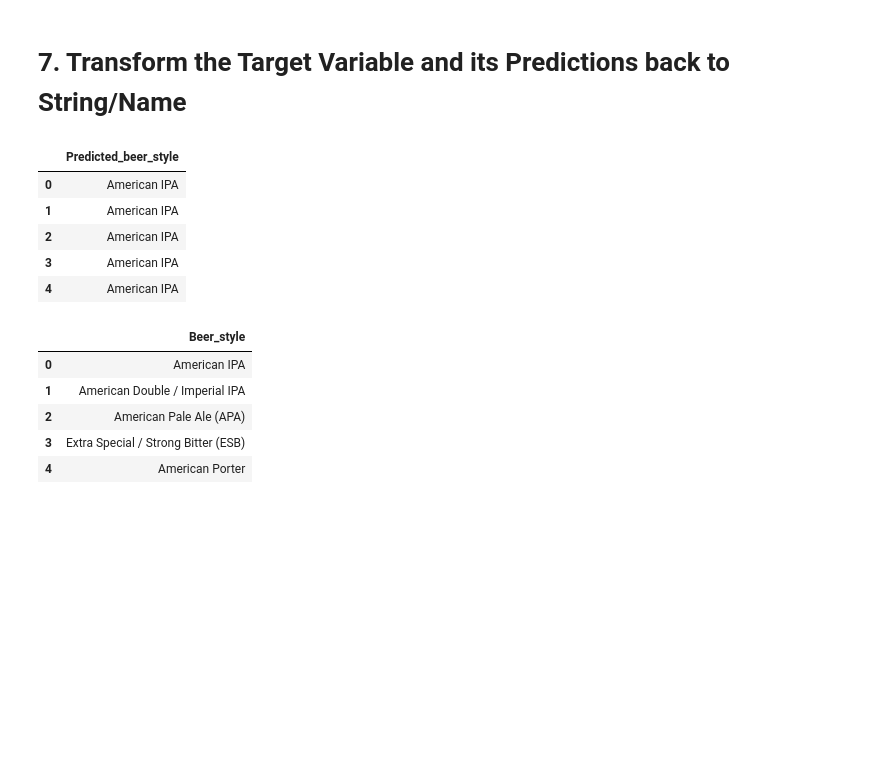
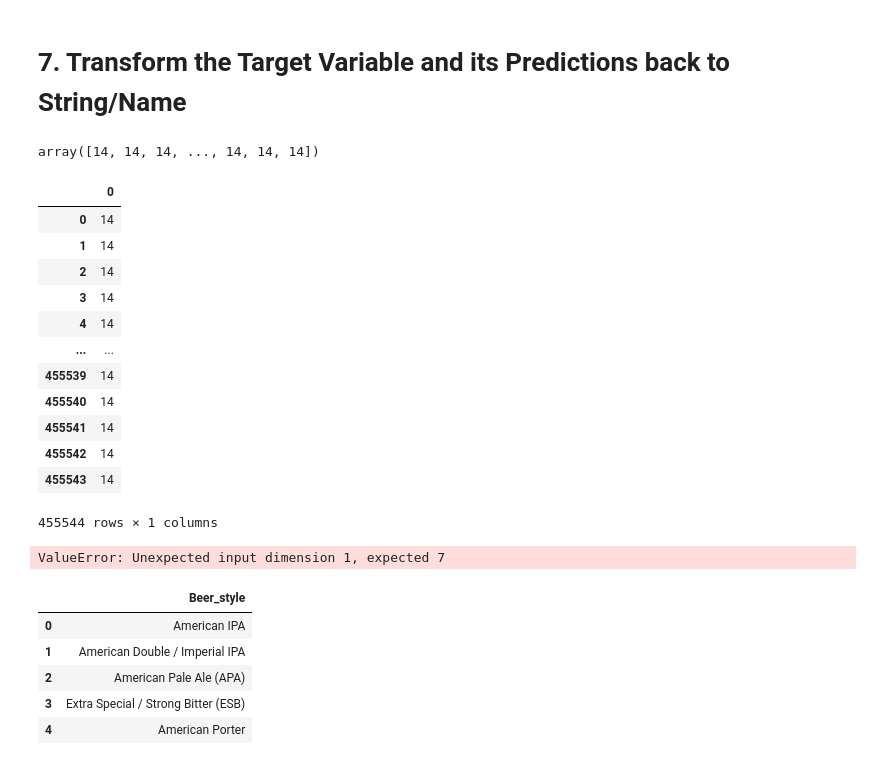
Before and after one commit to JKaur1992/adsi_AT2, a Jupyter notebook: notebooks/Kaur_Jasleen-13368028_AT2_LGR_Model_v2.ipynb, the cells around one changed output. Drawn from its saved outputs; the diff is of its cells as text; code cells hidden in the pictures; blank space fills up the shorter version.

Commit message:
new model

```diff
--- a/notebooks/Kaur_Jasleen-13368028_AT2_LGR_Model_v2.ipynb
+++ b/notebooks/Kaur_Jasleen-13368028_AT2_LGR_Model_v2.ipynb
@@ -525,20 +502,38 @@ print(f'The Multinomial Logistic regression ROC AUC score is {auc_score}')
 The Multinomial Logistic regression ROC AUC score is 0.8328437642963085
 # %% [markdown]
 # 7. Transform the Target Variable and its Predictions back to String/Name
+# %%
+# Make predictions on the test dataset
+test_pred = model.predict(X_test)
+test_pred
+# %% [output]
+array([14, 14, 14, ..., 14, 14, 14])
+# %%
+test_pred = pd.DataFrame(test_pred)
+test_pred
+# %% [output]
+|  | 0 |
+| 0 | 14 |
+| 1 | 14 |
+| 2 | 14 |
+| 3 | 14 |
+| 4 | 14 |
+| ... | ... |
+| 455539 | 14 |
+| 455540 | 14 |
+| 455541 | 14 |
+| 455542 | 14 |
+| 455543 | 14 |
+455544 rows × 1 columns
 # %%
 # Transform Predictions back to names
 # https://scikit-learn.org/stable/modules/preprocessing_targets.html
-list = label_encoder.inverse_transform(test_pred)
-list = pd.DataFrame(list)
-list = list.rename(columns={0: 'Predicted_beer_style'})
-list.head()
+list = encoder.inverse_transform(test_pred)
+#list = pd.DataFrame(list)
+#list = list.rename(columns={0: 'Predicted_beer_style'})
+#list.head()
 # %% [output]
-|  | Predicted_beer_style |
-| 0 | American IPA |
-| 1 | American IPA |
-| 2 | American IPA |
-| 3 | American IPA |
-| 4 | American IPA |
+ValueError: Unexpected input dimension 1, expected 7
 # %%
 # Transform y_test back to names
 ylist = label_encoder.inverse_transform(y_test)
```
Also changed, not shown: parts of 39 cells of this notebook, 2 other files.
